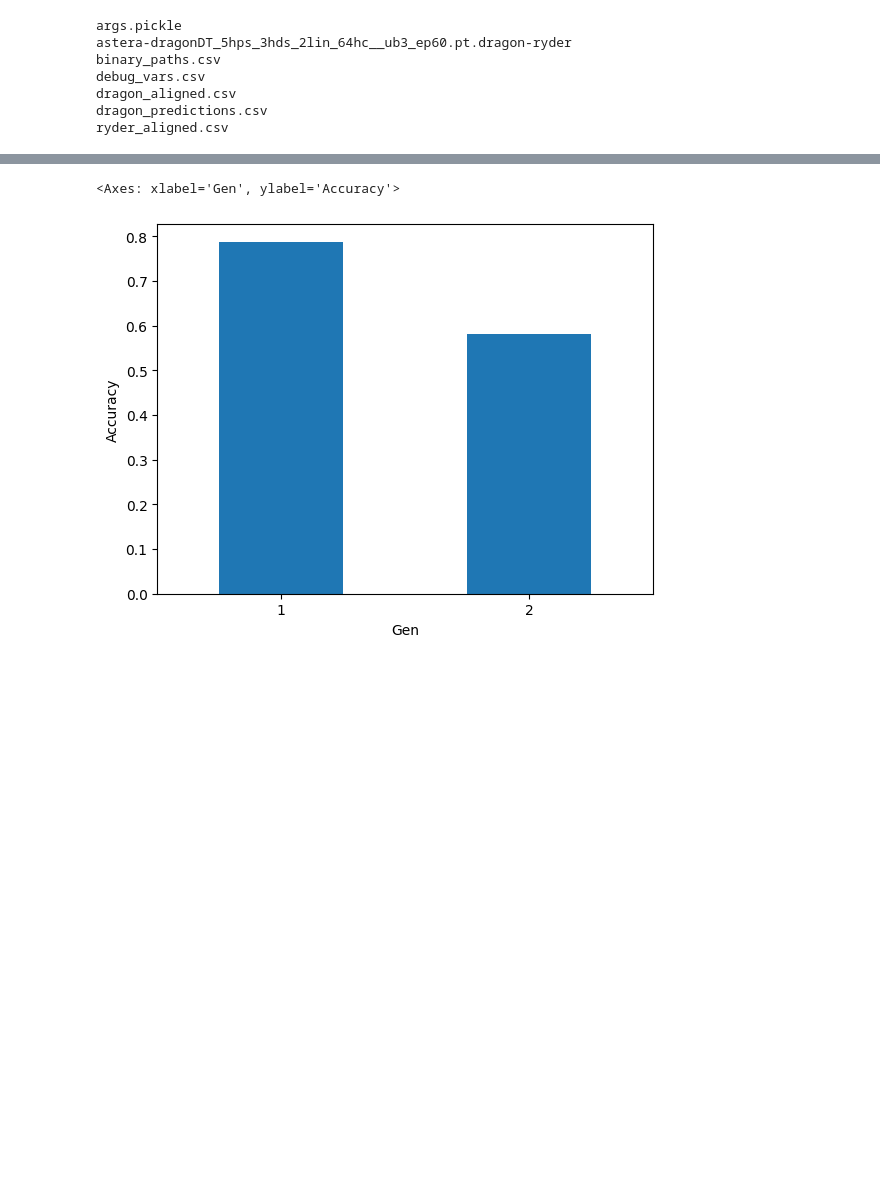
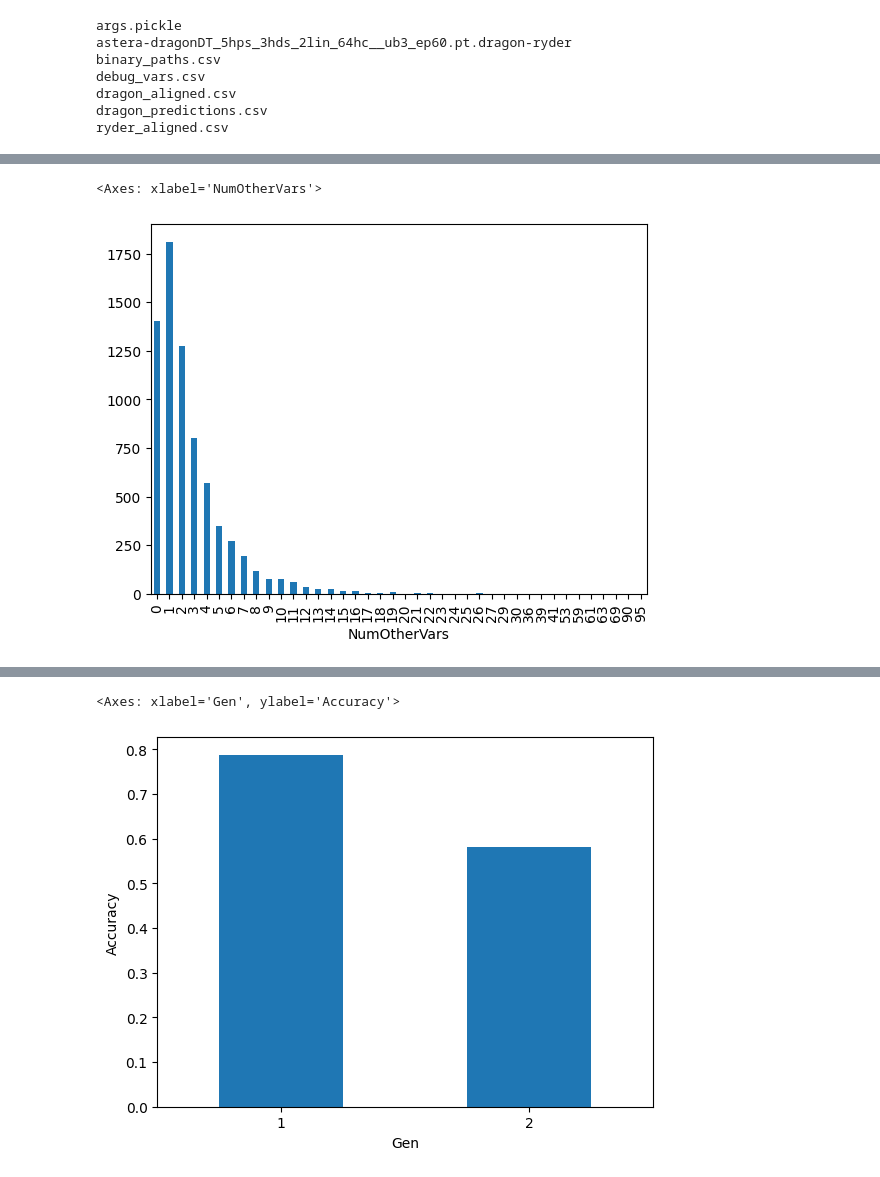
Before and after one commit to lasserre/datatype-recovery-experiments, a Jupyter notebook: notebooks/dragon_results.ipynb, the cells around one changed output, grey strips where cells are left out. Cells and saved outputs as stored; diff of their text form; code cells hidden in the pictures; blank space fills up the shorter version.

```diff
--- a/notebooks/dragon_results.ipynb
+++ b/notebooks/dragon_results.ipynb
@@ -33,0 +48,5 @@ df
+# %%
+df.groupby('NumOtherVars').count()['BinaryId'].plot(kind='bar')
+# %% [output]
+<Axes: xlabel='NumOtherVars'>
+[figure, added]
```
Also changed, not shown: parts of 6 cells of this notebook, 4 other files.
